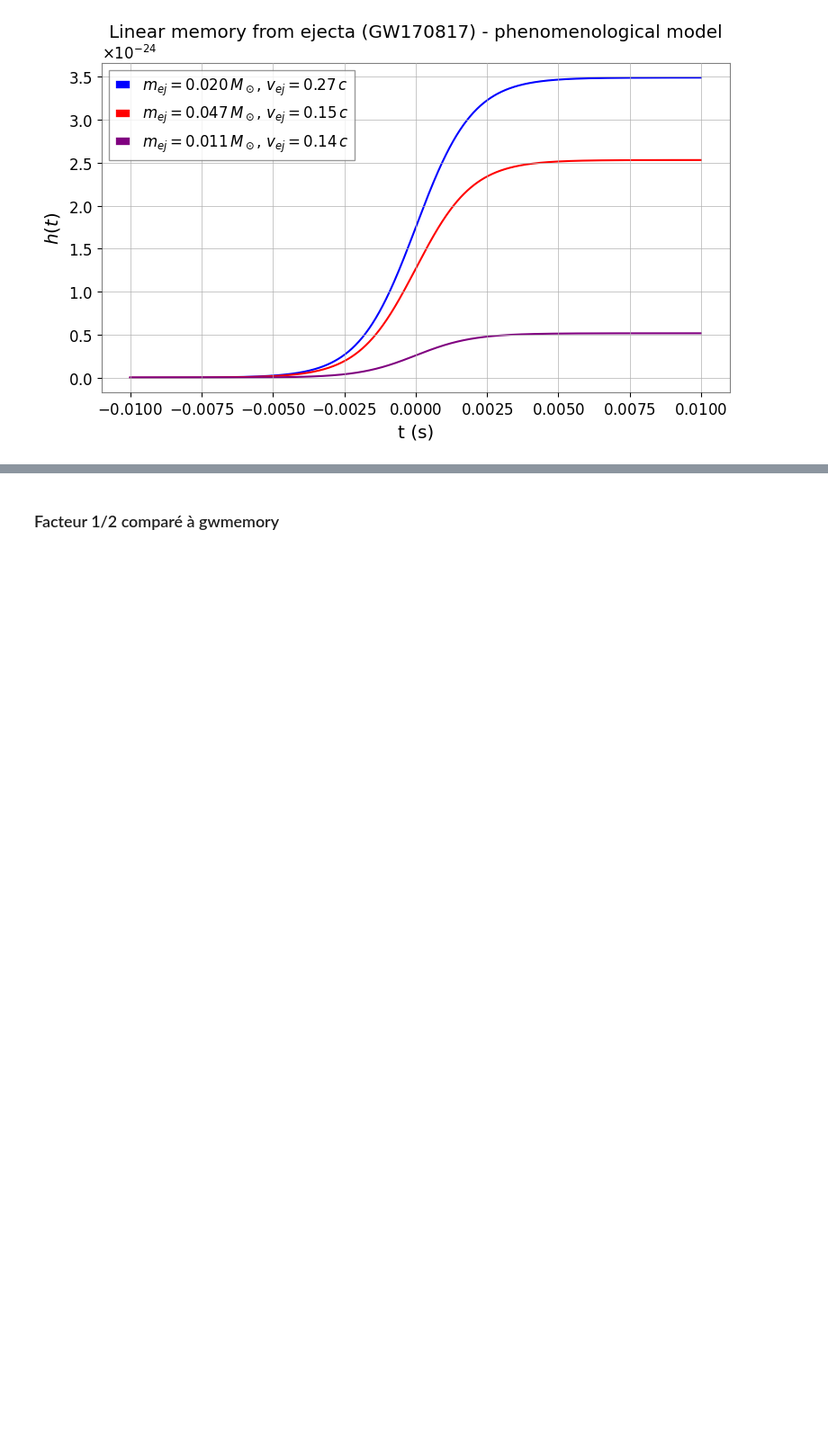
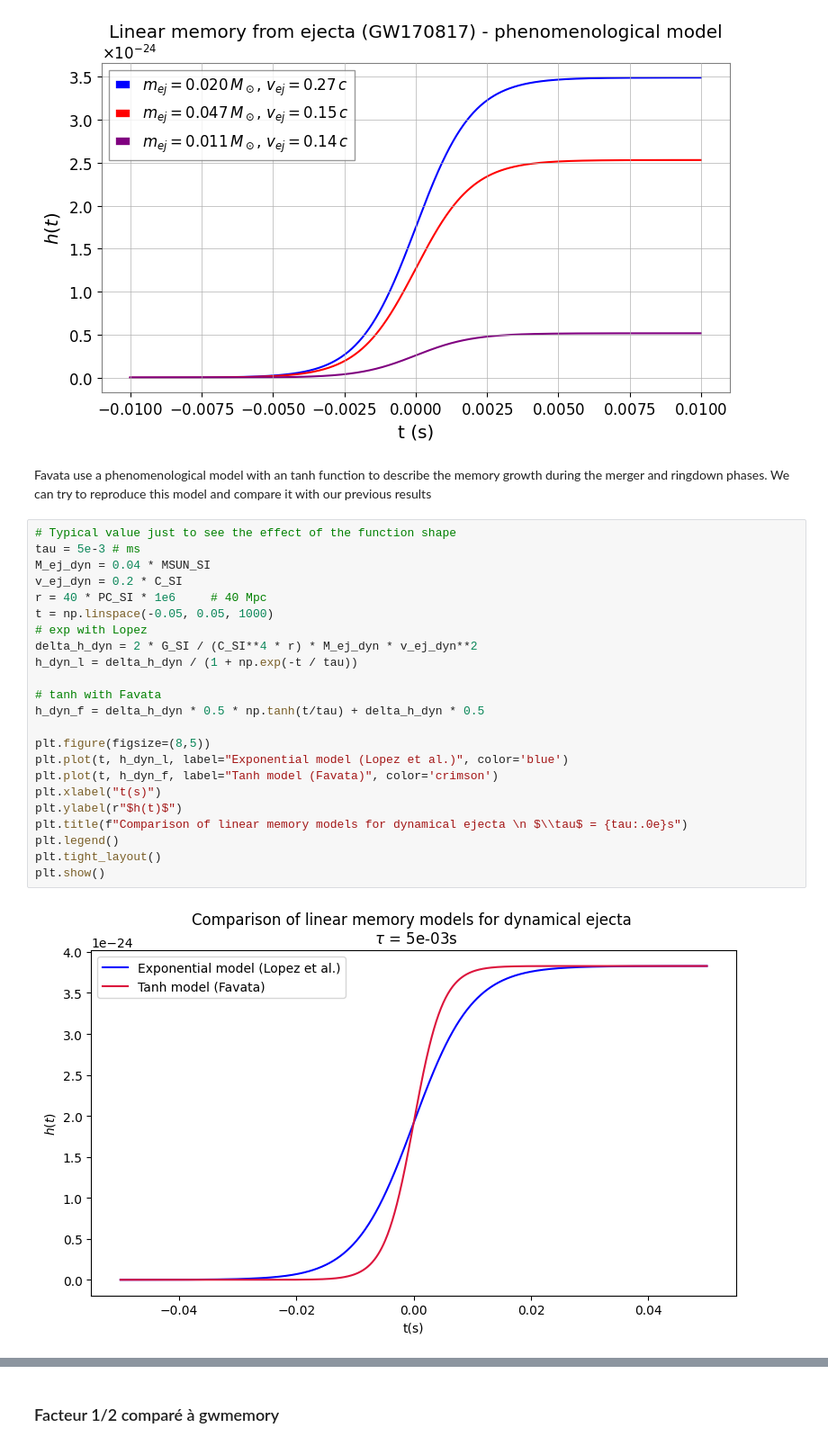
Before and after one commit to ThomasBastro/Memory_effect, a Jupyter notebook: Memory_Lopez/Lopez_reproduction.ipynb, the cells around one changed output, grey strips where cells are left out. Shown at 90% size. Cells and saved outputs as stored; diff of their text form; blank space fills up the shorter version.

```diff
--- a/Memory_Lopez/Lopez_reproduction.ipynb
+++ b/Memory_Lopez/Lopez_reproduction.ipynb
@@ -1456,3 +1453,30 @@ plt.tight_layout()
 plt.show()
 # %% [output]
 [figure]
+# %% [markdown]
+Favata use a phenomenological model with an tanh function to describe the memory growth during the merger and ringdown phases. We can try to reproduce this model and compare it with our previous results
+# %%
+# Typical value just to see the effect of the function shape
+tau = 5e-3 # ms
+M_ej_dyn = 0.04 * MSUN_SI
+v_ej_dyn = 0.2 * C_SI
+r = 40 * PC_SI * 1e6     # 40 Mpc
+t = np.linspace(-0.05, 0.05, 1000)
+# exp with Lopez
+delta_h_dyn = 2 * G_SI / (C_SI**4 * r) * M_ej_dyn * v_ej_dyn**2
+h_dyn_l = delta_h_dyn / (1 + np.exp(-t / tau))
+
+# tanh with Favata
+h_dyn_f = delta_h_dyn * 0.5 * np.tanh(t/tau) + delta_h_dyn * 0.5
+
+plt.figure(figsize=(8,5))
+plt.plot(t, h_dyn_l, label="Exponential model (Lopez et al.)", color='blue')
+plt.plot(t, h_dyn_f, label="Tanh model (Favata)", color='crimson')
+plt.xlabel("t(s)")
+plt.ylabel(r"$h(t)$")
+plt.title(f"Comparison of linear memory models for dynamical ejecta \n $\\tau$ = {tau:.0e}s")
+plt.legend()
+plt.tight_layout()
+plt.show()
+# %% [output]
+[figure, added]
```
Also changed, not shown: parts of 16 cells of this notebook.
